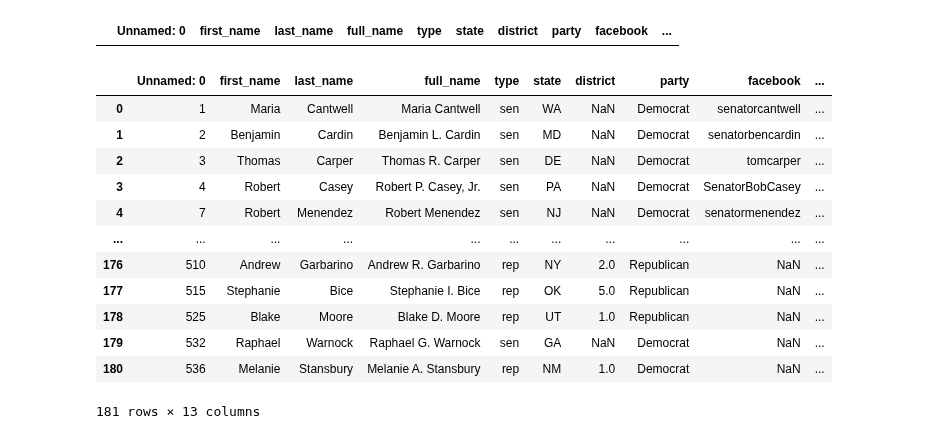
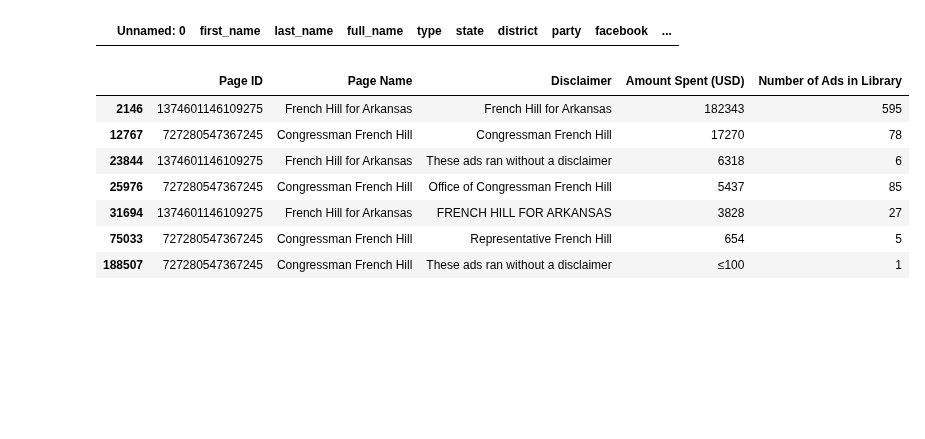
Before and after one commit to lrnz-asnprs/political-ad-api, a Jupyter notebook: notebooks/gustav_notebook.ipynb, the cells around one changed output. Cells and saved outputs as stored; diff of their text form; code cells hidden in the pictures; blank space fills up the shorter version.

```diff
--- a/notebooks/gustav_notebook.ipynb
+++ b/notebooks/gustav_notebook.ipynb
@@ -371,21 +349,14 @@ df_all_ad_pages[df_all_ad_pages['Page Name'].str.contains('González-Colón', na
 df_missing[df_missing.page_id.str.contains("no match", na=False)]
 # %% [output]
 |  | Unnamed: 0 | first_name | last_name | full_name | type | state | district | party | facebook | ... |
-# %%
-df_missing
-# %% [output]
-|  | Unnamed: 0 | first_name | last_name | full_name | type | state | district | party | facebook | ... |
-| 0 | 1 | Maria | Cantwell | Maria Cantwell | sen | WA | NaN | Democrat | senatorcantwell | ... |
-| 1 | 2 | Benjamin | Cardin | Benjamin L. Cardin | sen | MD | NaN | Democrat | senatorbencardin | ... |
-| 2 | 3 | Thomas | Carper | Thomas R. Carper | sen | DE | NaN | Democrat | tomcarper | ... |
-| 3 | 4 | Robert | Casey | Robert P. Casey, Jr. | sen | PA | NaN | Democrat | SenatorBobCasey | ... |
-| 4 | 7 | Robert | Menendez | Robert Menendez | sen | NJ | NaN | Democrat | senatormenendez | ... |
-| ... | ... | ... | ... | ... | ... | ... | ... | ... | ... | ... |
-| 176 | 510 | Andrew | Garbarino | Andrew R. Garbarino | rep | NY | 2.0 | Republican | NaN | ... |
-| 177 | 515 | Stephanie | Bice | Stephanie I. Bice | rep | OK | 5.0 | Republican | NaN | ... |
-| 178 | 525 | Blake | Moore | Blake D. Moore | rep | UT | 1.0 | Republican | NaN | ... |
-| 179 | 532 | Raphael | Warnock | Raphael G. Warnock | sen | GA | NaN | Democrat | NaN | ... |
-| 180 | 536 | Melanie | Stansbury | Melanie A. Stansbury | rep | NM | 1.0 | Democrat | NaN | ... |
-181 rows × 13 columns
 # %%
-df_missing.to_csv(path_or_buf='/home/gustavgyrst/Desktop/Research Project/political-ad-api/src/data_sets/found_missing_pid.csv')
+#df_missing.to_csv(path_or_buf='/home/gustavgyrst/Desktop/Research Project/political-ad-api/src/data_sets/found_missing_pid.csv')
+# %% [output]
+|  | Page ID | Page Name | Disclaimer | Amount Spent (USD) | Number of Ads in Library |
+| 2146 | 1374601146109275 | French Hill for Arkansas | French Hill for Arkansas | 182343 | 595 |
+| 12767 | 727280547367245 | Congressman French Hill | Congressman French Hill | 17270 | 78 |
+| 23844 | 1374601146109275 | French Hill for Arkansas | These ads ran without a disclaimer | 6318 | 6 |
+| 25976 | 727280547367245 | Congressman French Hill | Office of Congressman French Hill | 5437 | 85 |
+| 31694 | 1374601146109275 | French Hill for Arkansas | FRENCH HILL FOR ARKANSAS | 3828 | 27 |
+| 75033 | 727280547367245 | Congressman French Hill | Representative French Hill | 654 | 5 |
+| 188507 | 727280547367245 | Congressman French Hill | These ads ran without a disclaimer | ≤100 | 1 |
```
Also changed, not shown: parts of 18 cells of this notebook, 2 other files.
